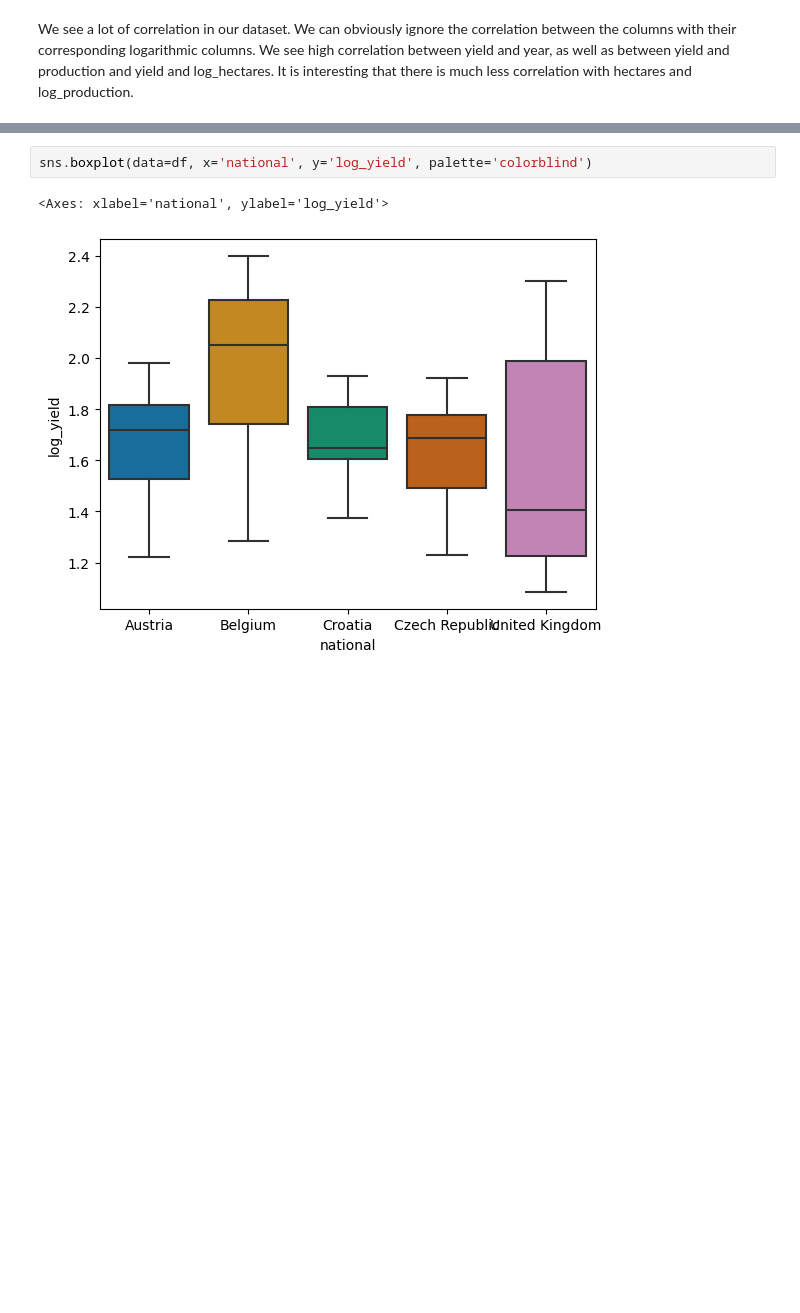
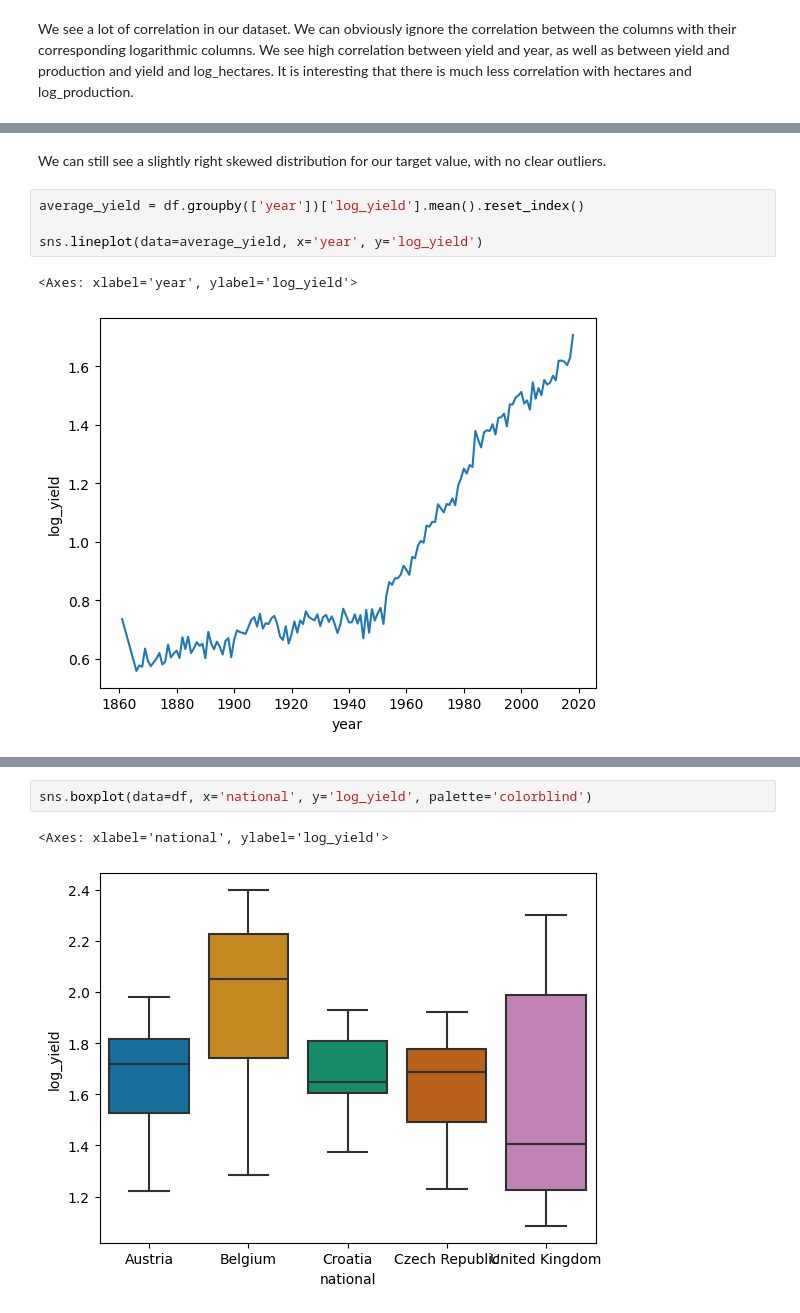
Before and after one commit to HannahCimene/TrioData_Masters, a Jupyter notebook: Files/crops/crops_eda.ipynb, the cells around one changed output, grey strips where cells are left out. Saved outputs shown, nothing was run; the diff lists cells and outputs as text; blank space fills up the shorter version.

```diff
--- a/Files/crops/crops_eda.ipynb
+++ b/Files/crops/crops_eda.ipynb
@@ -208,0 +209,9 @@ df.groupby('national').count()
+# %% [markdown]
+We can still see a slightly right skewed distribution for our target value, with no clear outliers.
+# %%
+average_yield = df.groupby(['year'])['log_yield'].mean().reset_index()
+
+sns.lineplot(data=average_yield, x='year', y='log_yield')
+# %% [output]
+<Axes: xlabel='year', ylabel='log_yield'>
+[figure, added]
```
Also changed, not shown: parts of 17 cells of this notebook, 1 other file.
